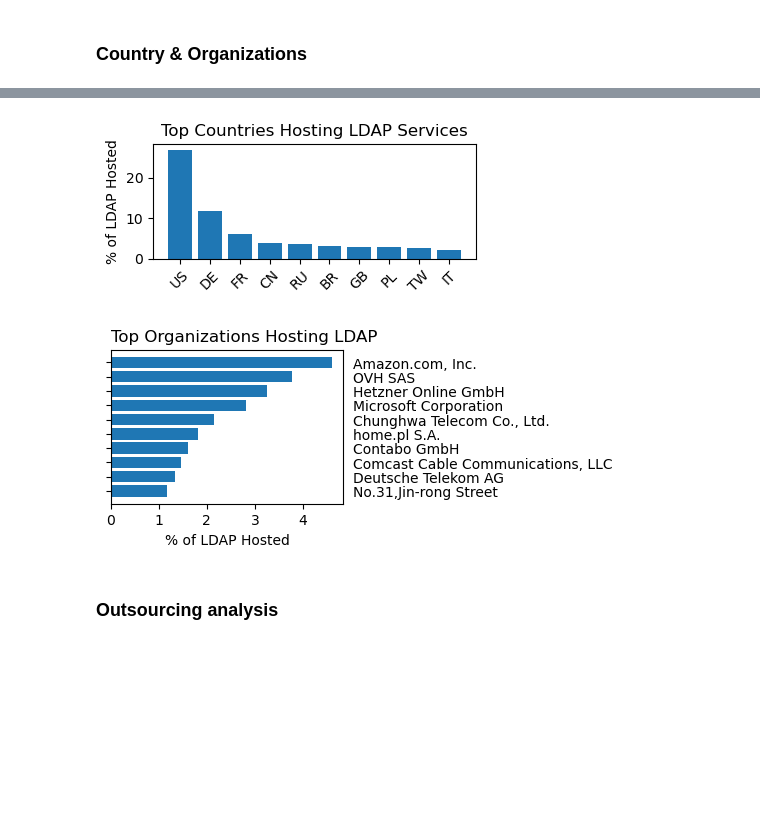
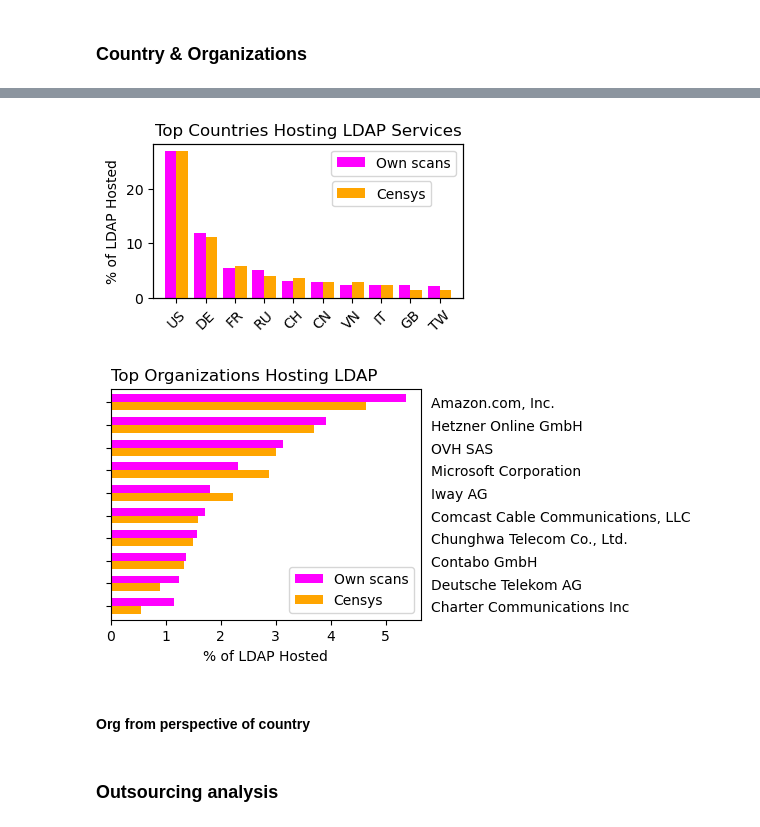
Before and after one commit to internettransparency/ldap-sequel, a Jupyter notebook: notebooks/analysis.ipynb, the cells around one changed output, grey strips where cells are left out. Saved outputs shown, nothing was run; the diff lists cells and outputs as text; code cells hidden in the pictures; blank space fills up the shorter version.

```diff
--- a/notebooks/analysis.ipynb
+++ b/notebooks/analysis.ipynb
@@ -905,26 +1037,45 @@ display(aggr_org_pdf[aggr_org_pdf["org"] == "Unknown"])
 # %%
-top_country_pdf = country_pdf.head(10)
+top_10cc_goscanner = goscanner_country_pdf.head(10)["country"].to_list()
+censys_top_country = censys_country_pdf[censys_country_pdf["country"].isin(top_10cc_goscanner)]
 
-fig, ax = plt.subplots(figsize=(4,2))
-ax.bar(top_country_pdf['country'], top_country_pdf['percentage'])
-ax.set_ylabel('% of LDAP Hosted')
-#ax.set_xlabel('Country Code')
-ax.set_title('Top Countries Hosting LDAP Services')
-ax.tick_params(axis='x', rotation=45)
+fig, ax1 = plt.subplots(figsize=(4,2))
+ax2 = ax1.twinx()
+width = 0.4
+p1 = goscanner_country_pdf.head(10).percentage.plot(kind='bar', color='magenta', ax=ax1, width=width, position=1, align='center')
+p2 = censys_top_country.percentage.plot(kind='bar', color='orange', ax=ax2, width=width, position=0, align='center')
+ax1.set_ylabel('% of LDAP Hosted')
+ax1.set_title('Top Countries Hosting LDAP Services')
+ax1.tick_params(axis='x', rotation=45)
+margin = (1 - width) + width / 2
+ax1.set_xlim(-margin, len(top_10cc_goscanner) - 1 + margin)
+ax2.set_xlim(-margin, len(top_10cc_goscanner) - 1 + margin)
+ax1.set_xticklabels(top_10cc_goscanner)
+ax2.set_yticks([])
+ax2.set_yticklabels([])
+p1.legend(['Own scans'], bbox_to_anchor=(1.0, 1.0))
+p2.legend(['Censys'], bbox_to_anchor=(0.92, 0.8))
 fig.savefig("output/ldap_country.pdf", dpi=300, bbox_inches='tight')
 fig.show()
 # %% [output]
-[figure, old version]
+[figure, new version]
 # %%
-fig, ax = plt.subplots(figsize=(3,2))
-top_org_pdf = org_pdf.head(10)
-ax.barh(top_org_pdf['org'], top_org_pdf['percentage'])
-ax.invert_yaxis()
-ax.set_title('Top Organizations Hosting LDAP', loc='left')
-ax.tick_params(axis='y', labelright=True, labelleft=False)
-ax.set_xlabel('% of LDAP Hosted')
-fig.set_tight_layout(False)
+top_10org_goscanner = goscanner_org_pdf.head(10)["org"].to_list()
+censys_top_org = censys_org_pdf[censys_org_pdf["org"].isin(top_10org_goscanner)]
+top_org_pdf = pd.DataFrame({
+        "Own scans": goscanner_org_pdf.head(10)["percentage"].to_list(),
+        "Censys": censys_top_org["percentage"].to_list(),
+     }, index=top_10org_goscanner)
+
+width = 0.7
+ax1 = top_org_pdf.plot.barh(width=width, color=['magenta', 'orange'], figsize=(4,3))
+ax1.invert_yaxis()
+ax1.set_title('Top Organizations Hosting LDAP', loc='left')
+ax1.tick_params(axis='y', labelright=True, labelleft=False)
+ax1.set_xlabel('% of LDAP Hosted')
+fig = ax1.get_figure()
 fig.savefig("output/ldap_org.pdf", dpi=300, bbox_inches='tight')
 fig.show()
 # %% [output]
-[figure, old version]
+[figure, new version]
+# %% [markdown]
+#### Org from perspective of country
```
Also changed, not shown: parts of 38 cells of this notebook, 3 other files.
